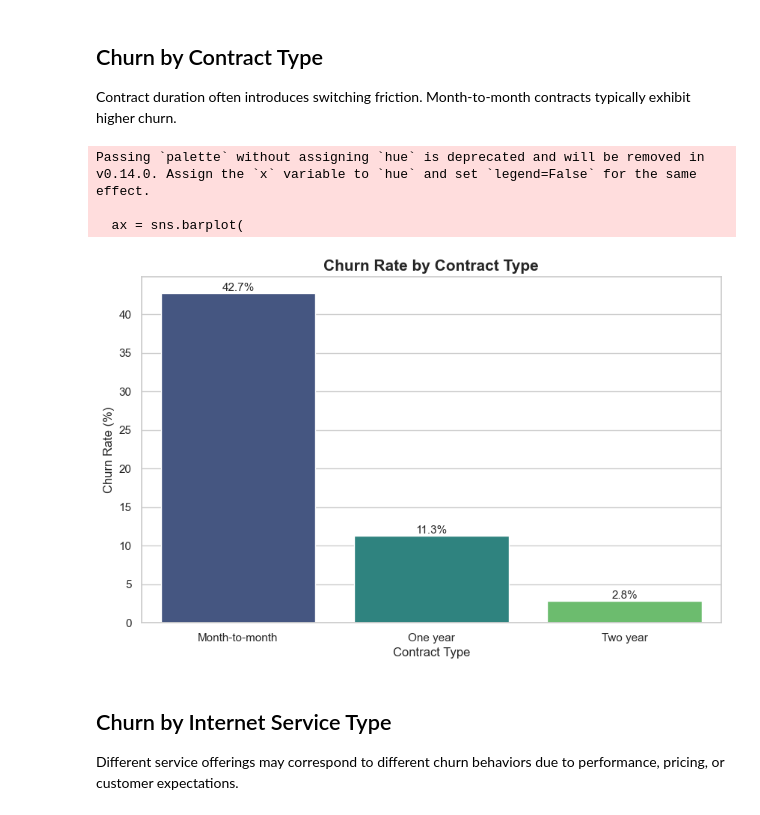
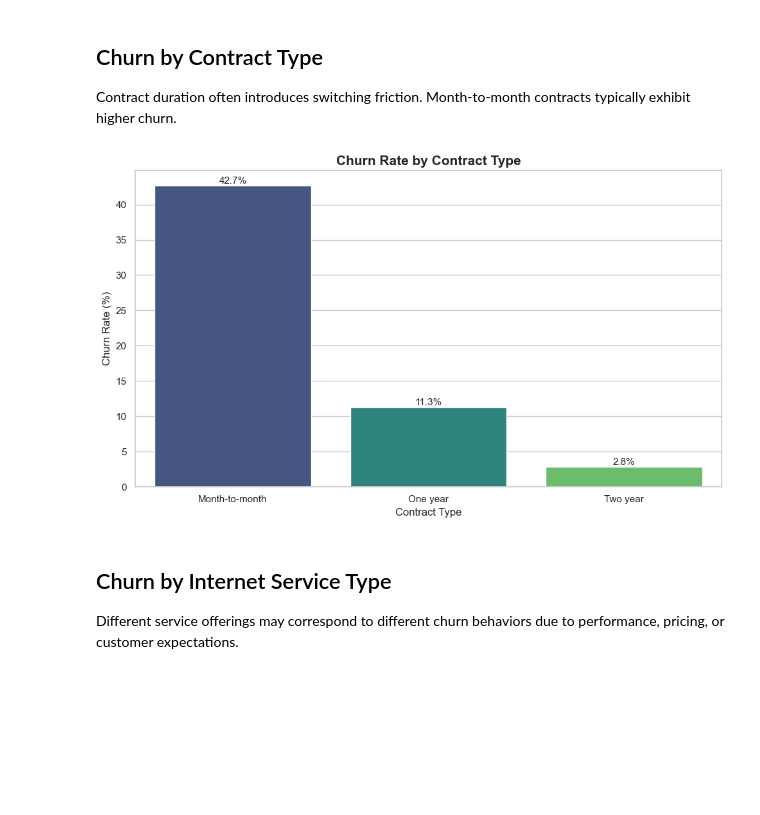
Before and after one commit to XCODESSS/Churn-Rate-Predictor, a Jupyter notebook: notebooks/eda.ipynb, the cells around one changed output. Saved outputs shown, nothing was run; the diff lists cells and outputs as text; code cells hidden in the pictures; blank space fills up the shorter version.

```diff
--- a/notebooks/eda.ipynb
+++ b/notebooks/eda.ipynb
@@ -150,7 +150,7 @@ sns.set_theme(style="whitegrid")
 plt.rcParams["figure.figsize"] = (10, 6)
 
 
-ax = sns.countplot(data=data, x="Churn", palette="Set2")
+ax = sns.countplot(data=data, x="Churn", hue="Churn", palette="Set2", legend=False)
 
 plt.title("Customer Churn Distribution", fontsize=15, fontweight="bold")
 plt.xlabel("Churn Status")
@@ -165,5 +165,6 @@ for p in ax.patches:
                 (p.get_x() + p.get_width() / 2, p.get_height()),
                 ha="center", va="bottom", fontsize=11)
 
+plt.tight_layout()
 plt.show()
 # %% [output]
@@ -184,7 +182,7 @@ data["TenureGroup"] = pd.cut(
 )
 
 tenure_churn = (
-    data.groupby("TenureGroup")["Churn"]
+    data.groupby("TenureGroup", observed=True)["Churn"]
     .apply(lambda x: (x == "Yes").mean() * 100)
     .reset_index(name="ChurnRate")
 )
@@ -193,7 +191,9 @@ ax = sns.barplot(
     data=tenure_churn,
     x="TenureGroup",
     y="ChurnRate",
-    palette="rocket"
+    hue="TenureGroup",
+    palette="rocket",
+    legend=False
 )
 
 plt.title("Churn Rate by Tenure Group", fontsize=15, fontweight="bold")
@@ -205,5 +205,6 @@ for p in ax.patches:
                 (p.get_x() + p.get_width() / 2, p.get_height()),
                 ha="center", va="bottom", fontsize=11)
 
+plt.tight_layout()
 plt.show()
 # %% [output]
@@ -237,33 +233,33 @@ Month-to-month contracts typically exhibit higher churn.
 # %%
 contract_churn = (
     data.groupby("Contract")["Churn"]
     .apply(lambda x: (x == "Yes").mean() * 100)
     .reset_index(name="ChurnRate")
     .sort_values("ChurnRate", ascending=False)
 )
 
 ax = sns.barplot(
     data=contract_churn,
     x="Contract",
     y="ChurnRate",
-    palette="viridis"
+    hue="Contract",
+    palette="viridis",
+    legend=False
 )
 
 plt.title("Churn Rate by Contract Type", fontsize=15, fontweight="bold")
 plt.xlabel("Contract Type")
 plt.ylabel("Churn Rate (%)")
 
 for p in ax.patches:
     ax.annotate(f"{p.get_height():.1f}%",
                 (p.get_x() + p.get_width() / 2, p.get_height()),
                 ha="center", va="bottom", fontsize=11)
 
+plt.tight_layout()
 plt.show()
 # %% [output]
-Passing `palette` without assigning `hue` is deprecated and will be removed in v0.14.0. Assign the `x` variable to `hue` and set `legend=False` for the same effect.
-
-  ax = sns.barplot(
-[figure, old version]
+[figure, new version]
 # %% [markdown]
 ## Churn by Internet Service Type
 
```
Also changed, not shown: parts of 22 cells of this notebook.
